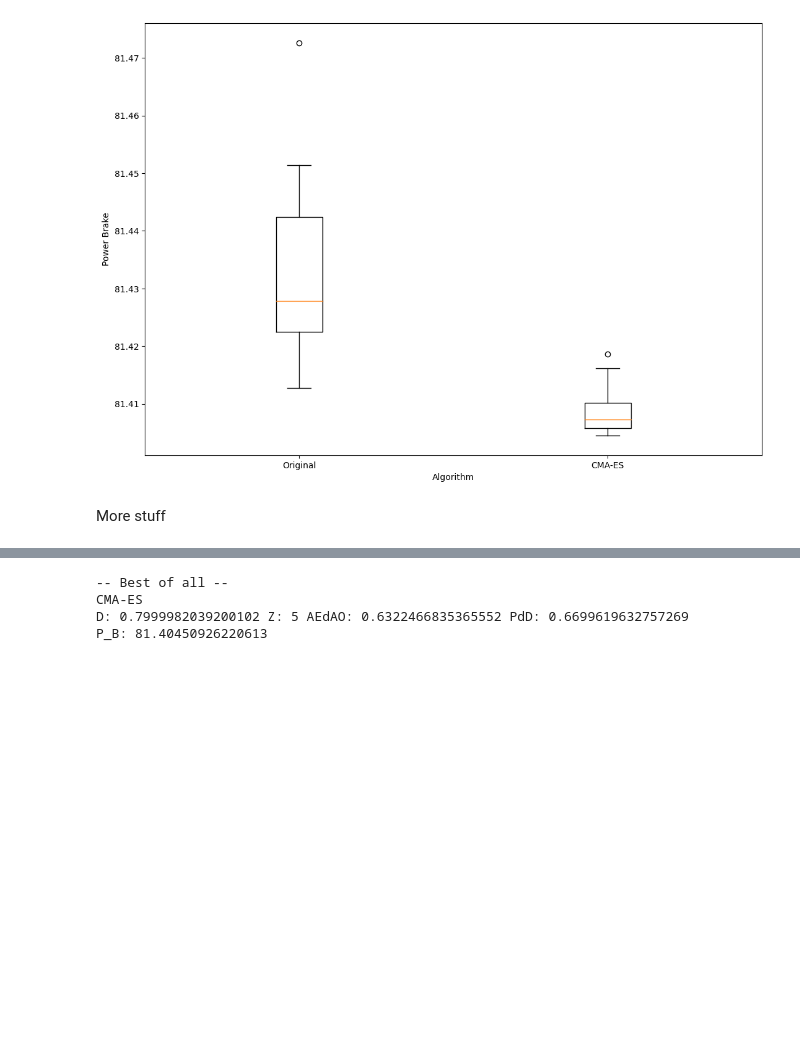
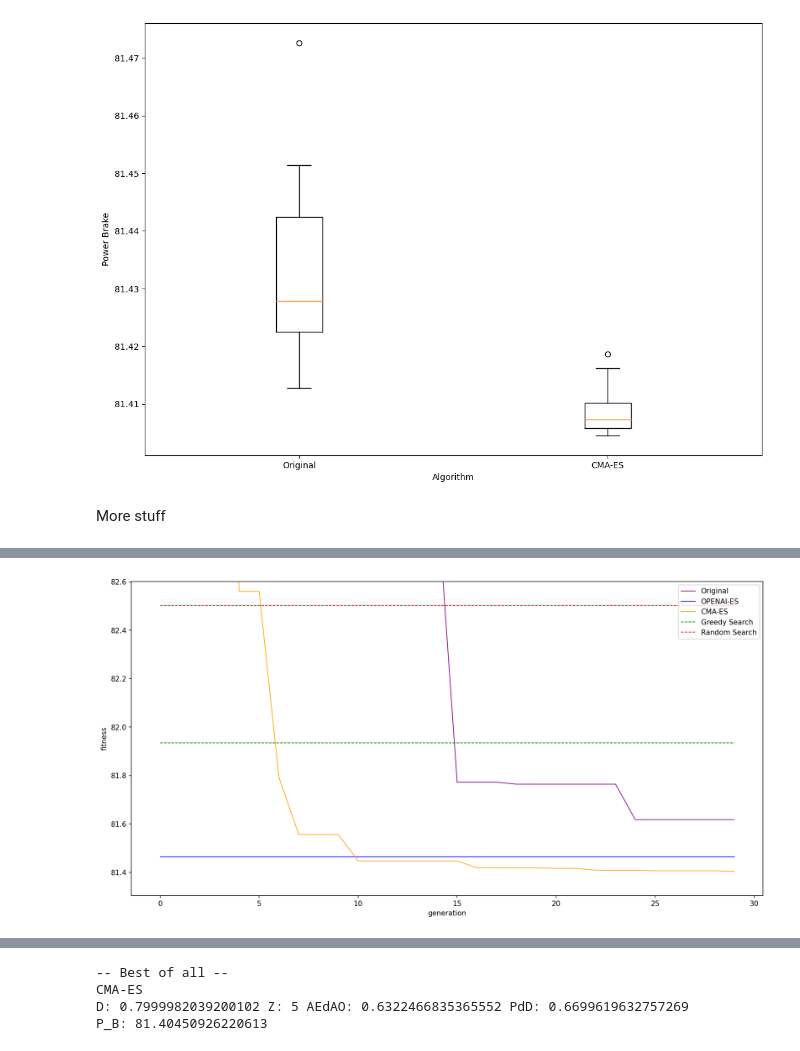
Before and after one commit to pauloBFalmeida/hydrone, a Jupyter notebook: Analise/analise_best_results_all.ipynb, the cells around one changed output, grey strips where cells are left out. Saved outputs shown, nothing was run; the diff lists cells and outputs as text; code cells hidden in the pictures; blank space fills up the shorter version.

```diff
--- a/Analise/analise_best_results_all.ipynb
+++ b/Analise/analise_best_results_all.ipynb
@@ -247,3 +248,33 @@ plt.show()
+# %%
+plt.figure(figsize=(16,8), dpi=150)
+
+lines = []
+for solver_name in solvers_results:
+    results     = solvers_results[solver_name]
+    best_result = max(results, key=lambda r: r[2])
+    color = solvers_colors[solver_name]
+    label = solver_name
+    history = best_result[3]
+    linestyle='-'
+    # if no history, print straight line
+    if len(history) < 2:
+        history = [best_result[2] for _ in range(history_size)]
+        linestyle='--'
+    history = np.negative(history)
+    line, = plt.plot(history, linewidth=1.0,linestyle=linestyle, color=color, label=label)
+    lines.append(line)
+
+plt.legend(handles=lines)
+plt.xlabel('generation')
+plt.ylabel('fitness')
+#
+bot = min([solvers_best_fit[name] for name in solvers_results])
+top = max([solvers_best_fit[name] for name in solvers_results])
+plt.ylim(bot-0.1, top+0.1)
+
+plt.show()
+# %% [output]
+[figure, added]
 # %%
 def show_label():
     print('Algorithms without history:')
```
Also changed, not shown: parts of 5 cells of this notebook, 12 other files.
